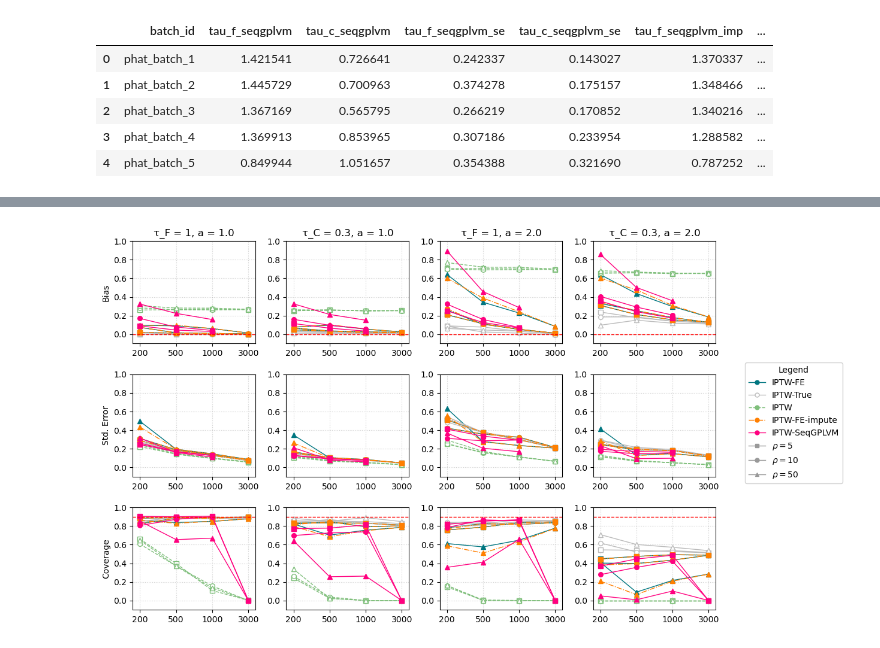
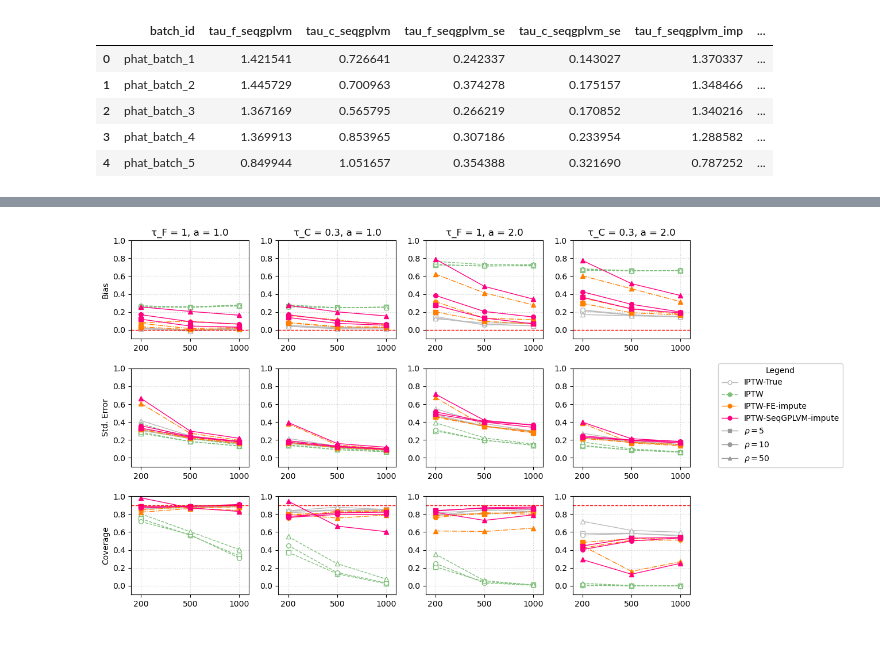
Before and after one commit to Ali-Setareh/SeqGPLVM_FEMSM, a Jupyter notebook: notebooks/fe_msm_results.ipynb, the cells around one changed output, grey strips where cells are left out. Saved outputs shown, nothing was run; the diff lists cells and outputs as text; code cells hidden in the pictures.

```diff
--- a/notebooks/fe_msm_results.ipynb
+++ b/notebooks/fe_msm_results.ipynb
@@ -142,0 +155,14 @@ df_seqgplvm_results["seed"] = (
+# %%
+key_cols = ["N", "T", "a", "p", "train_id", "seed"]
+
+bayes_keep = bayes_results[
+    ["N", "T", "a", "p", "train_id", "seed",
+     "tau_c_bayes_mean", "tau_c_total_se", "tau_c_total_var",
+     "tau_f_bayes_mean", "tau_f_total_se", "tau_f_total_var",
+     "M", "tau_c_B", "tau_c_Wbar", "tau_f_B", "tau_f_Wbar"]
+]
+
+df_seqgplvm_results = (
+    df_seqgplvm_results
+    .merge(bayes_keep, on=key_cols, how="left", validate="1:1")
+)
@@ -158,28 +207,30 @@ z_90 = norm.ppf(0.95)
 # -----------------------------------
 
 # NEW: keep both a = 1 and a = 2 (only filter on p)
-dfp = df_results.loc[(df_results.p == 2)].copy()
+dfp = df_results.loc[(df_results.p == 4)].copy()
 dfp = dfp.drop(columns=["data_id"]).merge(
     df_seqgplvm_results,
     on=["N", "T", "a", "p", "seed"],
     how="left",
 )
 
-methods = ["IPTW-FE", "IPTW-True", "IPTW", "IPTW-FE-impute", "IPTW-SeqGPLVM"]
+dfp = dfp[dfp["N"].isin([200, 500, 1000])].reset_index(drop=True)
+#"IPTW-FE",
+methods = [ "IPTW-True", "IPTW", "IPTW-FE-impute", "IPTW-SeqGPLVM-impute"]
 
 tau_f_cols = {
-    "IPTW-FE":   "tau_f_fe",
+    #"IPTW-FE":   "tau_f_fe",
     "IPTW-True": "tau_f_true",
     "IPTW":      "tau_f_no_fe",
     "IPTW-FE-impute":      "tau_f_fe_impute",
-    "IPTW-SeqGPLVM": "tau_f_seqgplvm",
+    "IPTW-SeqGPLVM-impute": "tau_f_bayes_mean",
 }
 tau_c_cols = {
-    "IPTW-FE":   "tau_c_fe",
+    #"IPTW-FE":   "tau_c_fe",
     "IPTW-True": "tau_c_true",
     "IPTW":      "tau_c_no_fe",
     "IPTW-FE-impute":      "tau_c_fe_impute",
-    "IPTW-SeqGPLVM": "tau_c_seqgplvm",
+    "IPTW-SeqGPLVM-impute": "tau_c_bayes_mean",
 }
 
 rows = []
@@ -195,11 +246,11 @@ for _, r in dfp.iterrows():
             "tau_hat": r[tau_f_cols[m]],
             "tau_true": r["tau_f"],
             "seed":    r["seed"],
-            "se_hat":  r[{"IPTW-FE":"tau_f_fe_se",
+            "se_hat":  r[{#"IPTW-FE":"tau_f_fe_se",
                          "IPTW-True":"tau_f_true_se",
                          "IPTW":"tau_f_no_fe_se",
                          "IPTW-FE-impute": "tau_f_fe_impute_se",
-                        "IPTW-SeqGPLVM": "tau_f_seqgplvm_se",
+                        "IPTW-SeqGPLVM-impute": "tau_f_total_se",
                          }[m]]
         })
         # τ_C
@@ -216,7 +267,7 @@ for _, r in dfp.iterrows():
                          "IPTW-True":"tau_c_true_se",
                          "IPTW":"tau_c_no_fe_se",
                          "IPTW-FE-impute": "tau_c_fe_impute_se",
-                         "IPTW-SeqGPLVM": "tau_c_seqgplvm_se",
+                         "IPTW-SeqGPLVM-impute": "tau_c_total_se",
                          }[m]]
         })
 
@@ -242,7 +293,8 @@ agg_df = (
     .groupby(["a", "N", "rho", "param", "method"], as_index=False)  # NEW: include a
     .agg(
         bias_abs=("abs_diff", "mean"),   # mean |bias|
-        std_tau=("tau_hat", "std"),      # MC std of estimator
+        mc_sd=("tau_hat", "std"), # MC std of estimator
+        avg_se=("se_hat", "mean"),
         bias = ("diff", "mean"),         # mean bias
         coverage = ("covered", "mean")
     )
@@ -251,8 +303,8 @@ agg_df = (
 # -----------------------------------
 # 3) Plot: 3 rows (bias, std, coverage) × 4 cols (a=1,2 × τ_F, τ_C)
 # -----------------------------------
-method_ls    = {"IPTW-FE": "-", "IPTW-True": "-", "IPTW": "--", "IPTW-FE-impute": "-.", "IPTW-SeqGPLVM": "-"}
-method_color = {"IPTW-FE": "#007680", "IPTW-True": "#BBBBBB", "IPTW": "#7FBF7B", "IPTW-FE-impute": "#FF7F00", "IPTW-SeqGPLVM": "#FF007F"}
+method_ls    = {"IPTW-FE": "-", "IPTW-True": "-", "IPTW": "--", "IPTW-FE-impute": "-.", "IPTW-SeqGPLVM-impute": "-"}
+method_color = {"IPTW-FE": "#007680", "IPTW-True": "#BBBBBB", "IPTW": "#7FBF7B", "IPTW-FE-impute": "#FF7F00", "IPTW-SeqGPLVM-impute": "#FF007F"}
 rho_markers  = {5: "s", 10: "o", 50: "^"}
 
 # NEW: 3 rows x 4 columns
@@ -266,7 +318,7 @@ xpos = {n: i for i, n in enumerate(unique_N)}
 
 rowspecs = [
     (0, "bias",      "Bias"),
-    (1, "std_tau",   "Std. Error"),
+    (1, "avg_se",   "Std. Error"),
     (2, "coverage",  "Coverage"),
 ]
 
@@ -324,33 +376,33 @@ for row_idx, metric_col, ylabel in rowspecs:
 
             ax.set_ylim(-0.1, 1)
 
 # -----------------------------------
 # 4) One combined legend outside
 # -----------------------------------
 method_handles = [
-    Line2D([0],[0], color=method_color["IPTW-FE"],   linestyle="-",  marker="o", lw=1, markersize=5, label="IPTW-FE"),
+    #Line2D([0],[0], color=method_color["IPTW-FE"],   linestyle="-",  marker="o", lw=1, markersize=5, label="IPTW-FE"),
     Line2D([0],[0], color=method_color["IPTW-True"], linestyle="-",  marker="o", lw=1, markersize=5,
            markerfacecolor="white", label="IPTW-True"),
     Line2D([0],[0], color=method_color["IPTW"],      linestyle="--", marker="o", lw=1, markersize=5, label="IPTW"),
     Line2D([0],[0], color=method_color["IPTW-FE-impute"],      linestyle="-.", marker="o", lw=1, markersize=5, label="IPTW-FE-impute"),
-    Line2D([0],[0], color=method_color["IPTW-SeqGPLVM"],      linestyle="-", marker="o", lw=1, markersize=5, label="IPTW-SeqGPLVM"),
+    Line2D([0],[0], color=method_color["IPTW-SeqGPLVM-impute"],      linestyle="-", marker="o", lw=1, markersize=5, label="IPTW-SeqGPLVM-impute"),
 ]
 shape_handles = [
     Line2D([0],[0], color="0.6", linestyle="-", marker="s", lw=1, markersize=5, label=r"$\rho=5$"),
     Line2D([0],[0], color="0.6", linestyle="-", marker="o", lw=1, markersize=5, label=r"$\rho=10$"),
     Line2D([0],[0], color="0.6", linestyle="-", marker="^", lw=1, markersize=5, label=r"$\rho=50$"),
 ]
 all_handles = method_handles + shape_handles
 all_labels  = [h.get_label() for h in all_handles]
 
 fig.legend(
     all_handles, all_labels,
     loc="center left", bbox_to_anchor=(0.85, 0.5),
     frameon=True, fancybox=True, framealpha=0.9,
     title="Legend", ncol=1,
 )
 
 fig.subplots_adjust(right=0.82, hspace=0.3, wspace=0.25)
 plt.show()
 # %% [output]
-[figure, old version]
+[figure, new version]
```
Also changed, not shown: parts of 9 cells of this notebook, 14 other files.
